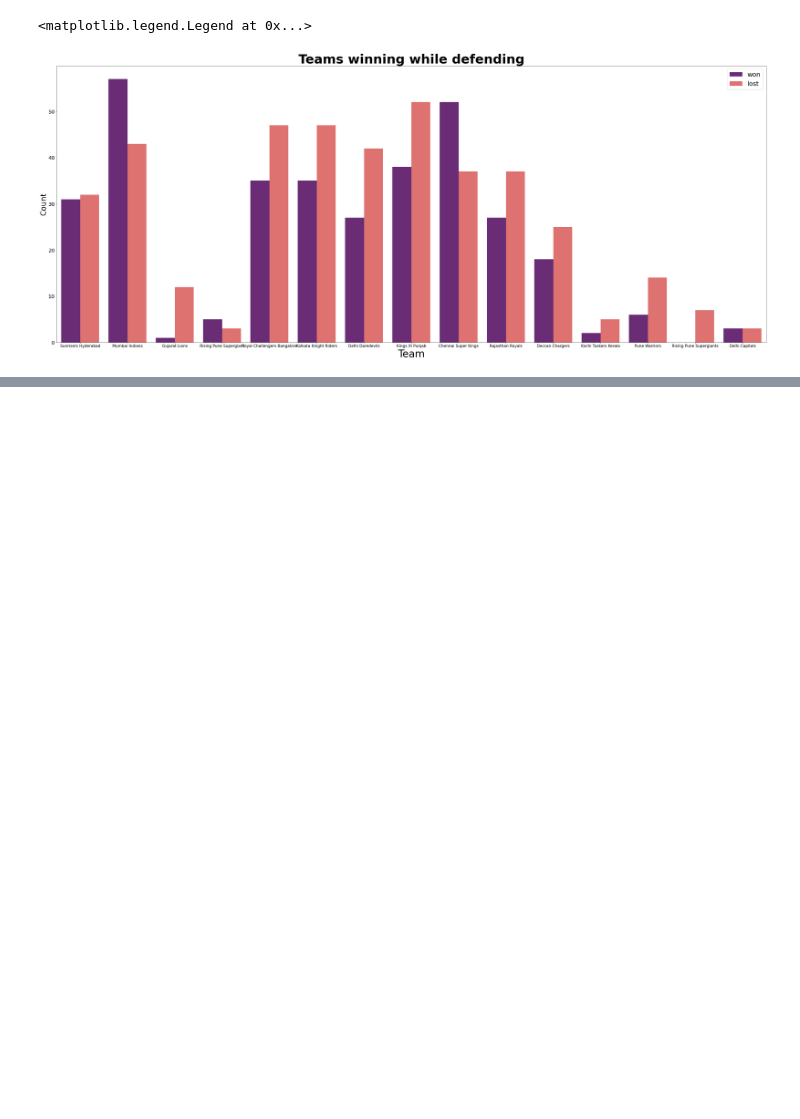
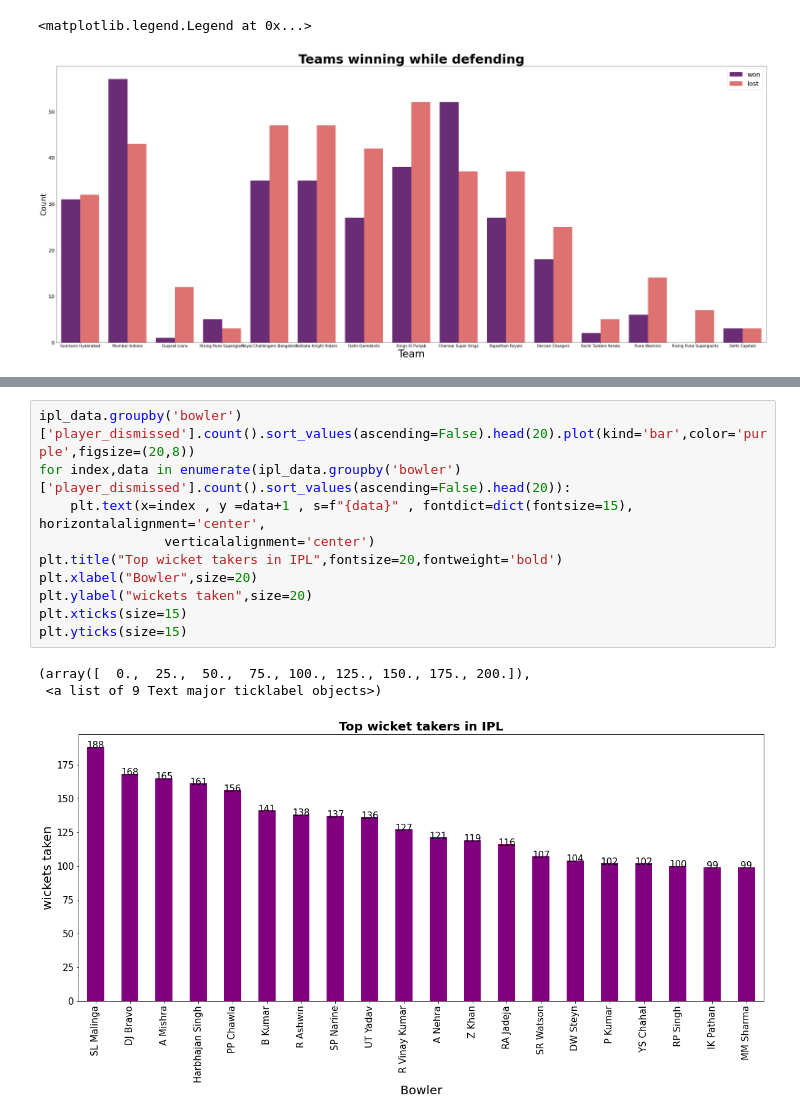
Before and after one commit to nehit210/EDA-on-sports-dataset, a Jupyter notebook: EDA.ipynb, the cells around one changed output, grey strips where cells are left out. Cells and saved outputs as stored; diff of their text form; blank space fills up the shorter version.

```diff
--- a/EDA.ipynb
+++ b/EDA.ipynb
@@ -429,0 +460,14 @@ See the caveats in the documentation: https://pandas.pydata.org/pandas-docs/stab
+# %%
+ipl_data.groupby('bowler')['player_dismissed'].count().sort_values(ascending=False).head(20).plot(kind='bar',color='purple',figsize=(20,8))
+for index,data in enumerate(ipl_data.groupby('bowler')['player_dismissed'].count().sort_values(ascending=False).head(20)):
+    plt.text(x=index , y =data+1 , s=f"{data}" , fontdict=dict(fontsize=15), horizontalalignment='center',
+                verticalalignment='center')
+plt.title("Top wicket takers in IPL",fontsize=20,fontweight='bold')
+plt.xlabel("Bowler",size=20)
+plt.ylabel("wickets taken",size=20)
+plt.xticks(size=15)
+plt.yticks(size=15)
+# %% [output]
+(array([  0.,  25.,  50.,  75., 100., 125., 150., 175., 200.]),
+ <a list of 9 Text major ticklabel objects>)
+[figure, added]
```
Also changed, not shown: parts of 15 cells of this notebook.
